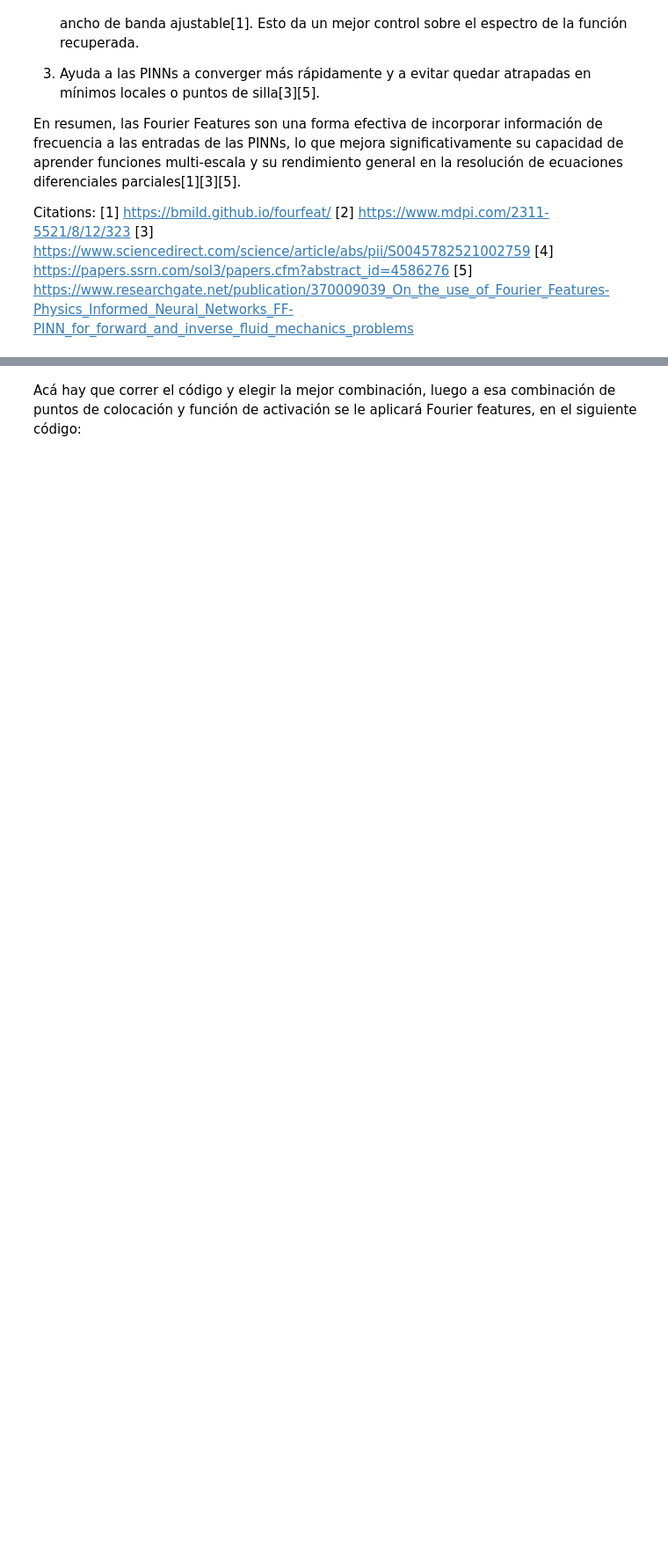
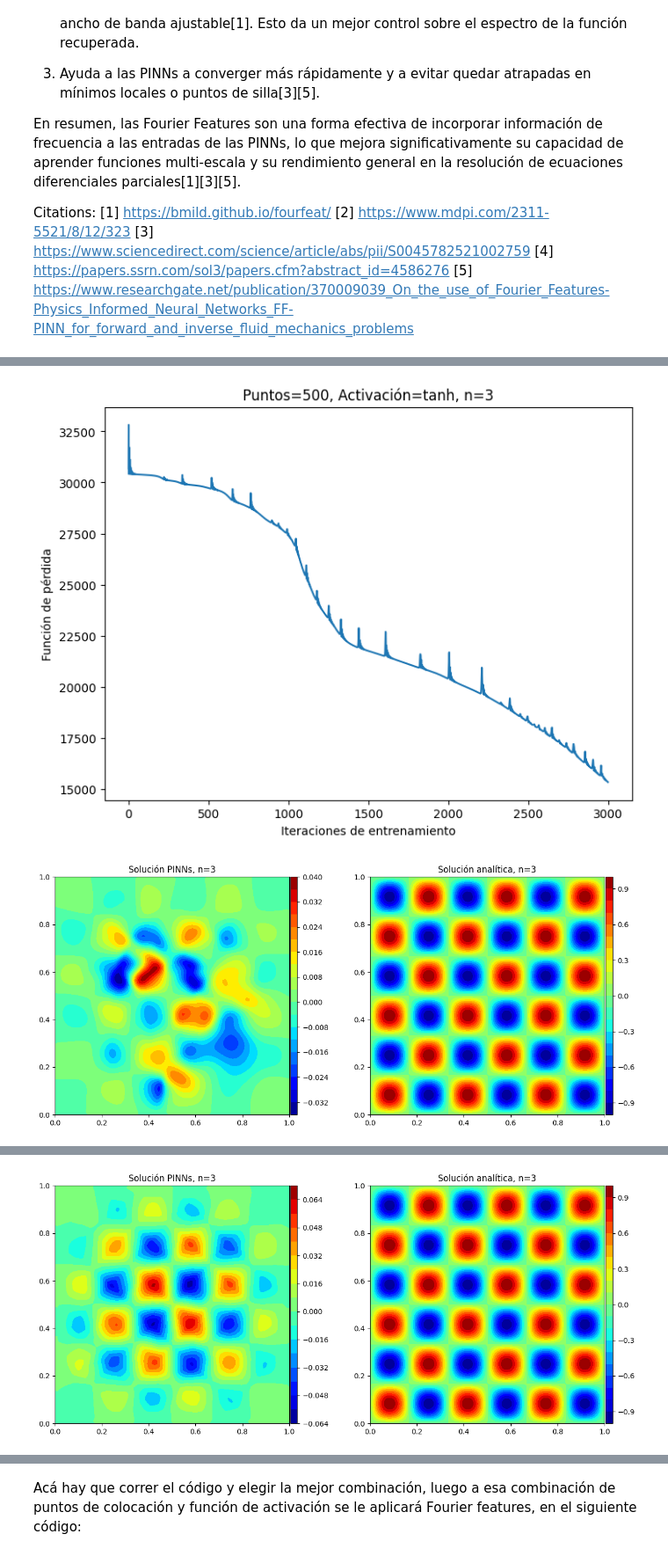
Before and after one commit to vspartamo/PINNs-EDPN, a Jupyter notebook: Baseline.ipynb, the cells around one changed output, grey strips where cells are left out. Shown at 88% size. Cells and saved outputs as stored; diff of their text form; code cells hidden in the pictures; blank space fills up the shorter version.

```diff
--- a/Baseline.ipynb
+++ b/Baseline.ipynb
@@ -984,6 +1066,8 @@ layers = [dim_input] + [wide] * n_layers + [dim_output]
 # Combinaciones de puntos de colocación y funciones de activación
 point_combinations = [500, 1000, 1500]
 activation_functions = [torch.tanh, torch.relu] #es posible agregar torch.sigmoid
+
+n_values=[3]
 
 for num_points in point_combinations:
     for activation in activation_functions:
@@ -1050,3 +1134,4 @@ for num_points in point_combinations:
 
             plt.subplots_adjust(wspace=0.3)
             plt.show()
+# %% [output]
@@ -1052,0 +1144,2 @@ for num_points in point_combinations:
+[figure, added]
+[figure, added]
@@ -1052,0 +1153 @@ for num_points in point_combinations:
+[figure, added]
```
Also changed, not shown: parts of 8 cells of this notebook, 1 other file.
